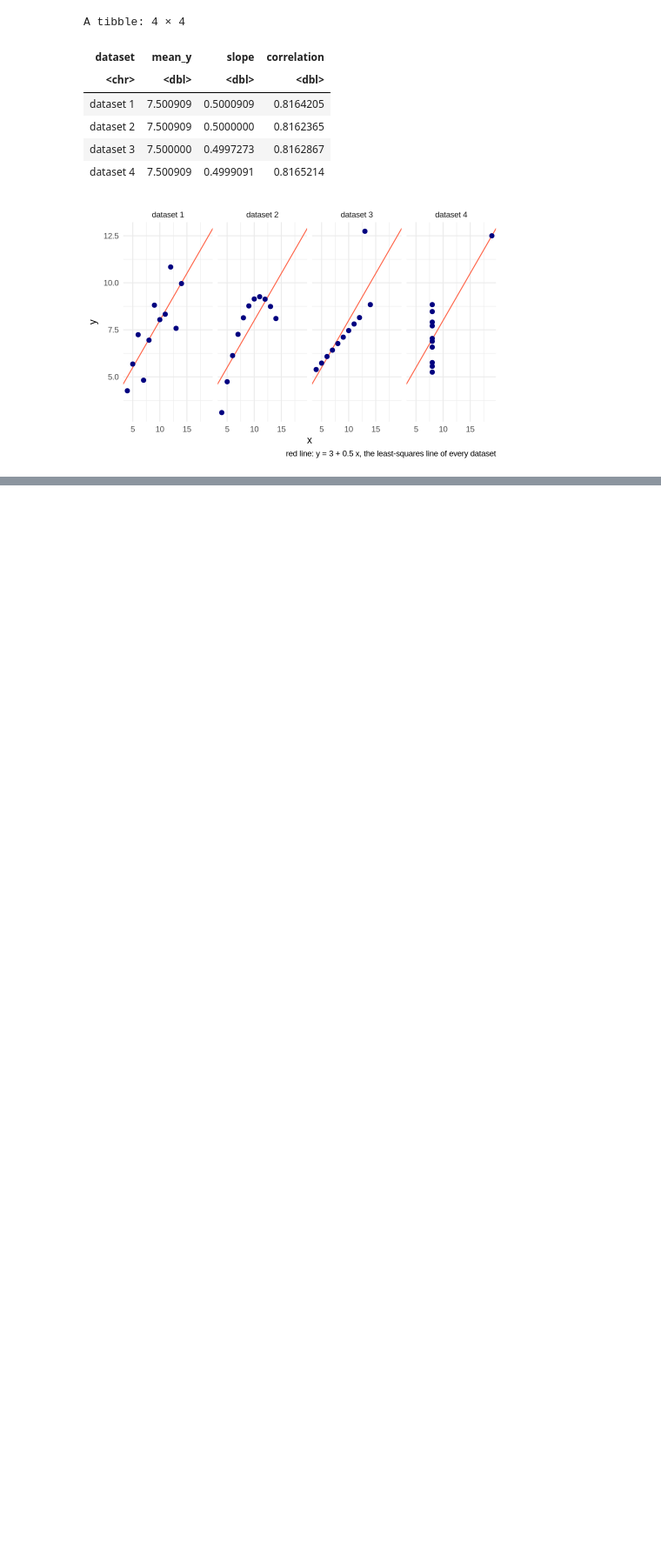
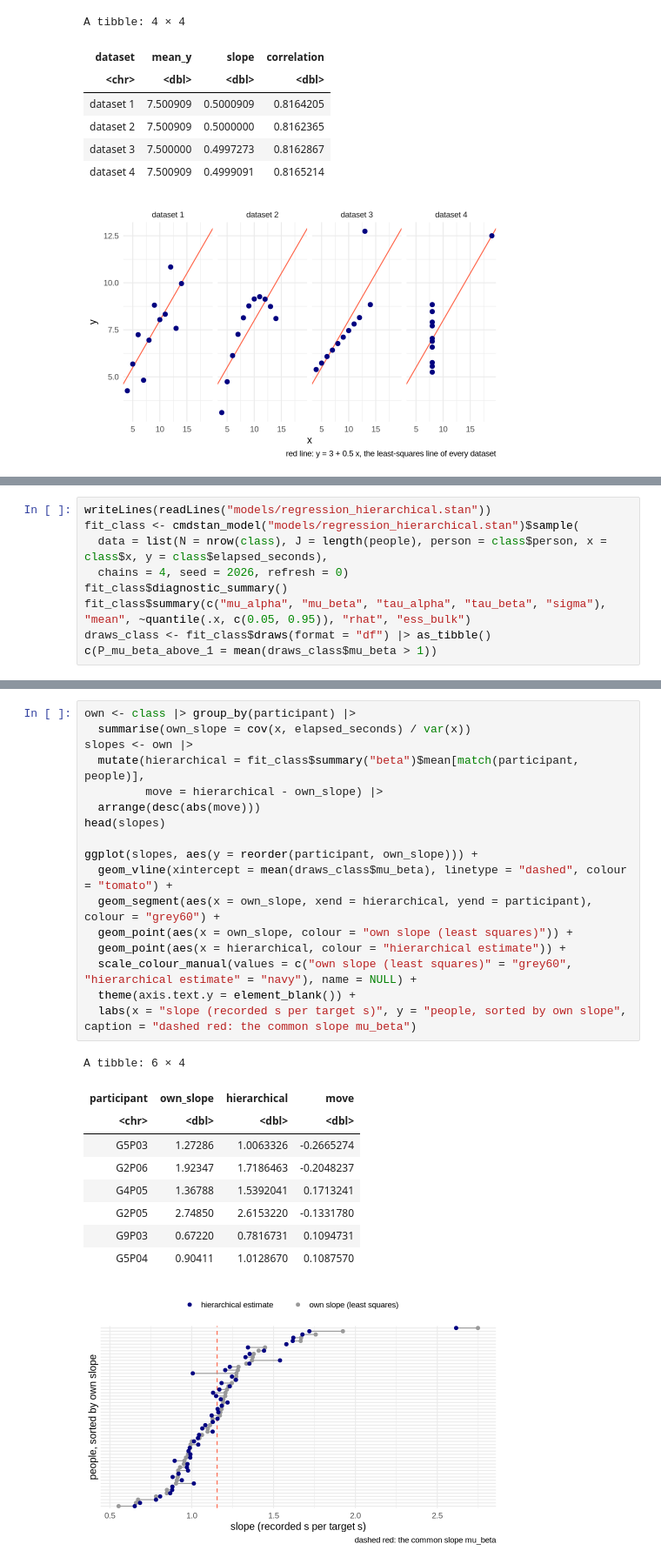
Before and after one commit to chengl7/Bayes_stats_2026, a Jupyter notebook: day-5/demos/demo-2-fit-predict-check.ipynb, the cells around one changed output, grey strips where cells are left out. Shown at 87% size. Drawn from its saved outputs; the diff is of its cells as text; blank space fills up the shorter version.

```diff
--- a/day-5/demos/demo-2-fit-predict-check.ipynb
+++ b/day-5/demos/demo-2-fit-predict-check.ipynb
@@ -410,0 +432,9 @@ A tibble: 4 × 4
+# %%
+writeLines(readLines("models/regression_hierarchical.stan"))
+fit_class <- cmdstan_model("models/regression_hierarchical.stan")$sample(
+  data = list(N = nrow(class), J = length(people), person = class$person, x = class$x, y = class$elapsed_seconds),
+  chains = 4, seed = 2026, refresh = 0)
+fit_class$diagnostic_summary()
+fit_class$summary(c("mu_alpha", "mu_beta", "tau_alpha", "tau_beta", "sigma"), "mean", ~quantile(.x, c(0.05, 0.95)), "rhat", "ess_bulk")
+draws_class <- fit_class$draws(format = "df") |> as_tibble()
+c(P_mu_beta_above_1 = mean(draws_class$mu_beta > 1))
@@ -410,0 +501,28 @@ A tibble: 4 × 4
+# %%
+own <- class |> group_by(participant) |>
+  summarise(own_slope = cov(x, elapsed_seconds) / var(x))
+slopes <- own |>
+  mutate(hierarchical = fit_class$summary("beta")$mean[match(participant, people)],
+         move = hierarchical - own_slope) |>
+  arrange(desc(abs(move)))
+head(slopes)
+
+ggplot(slopes, aes(y = reorder(participant, own_slope))) +
+  geom_vline(xintercept = mean(draws_class$mu_beta), linetype = "dashed", colour = "tomato") +
+  geom_segment(aes(x = own_slope, xend = hierarchical, yend = participant), colour = "grey60") +
+  geom_point(aes(x = own_slope, colour = "own slope (least squares)")) +
+  geom_point(aes(x = hierarchical, colour = "hierarchical estimate")) +
+  scale_colour_manual(values = c("own slope (least squares)" = "grey60", "hierarchical estimate" = "navy"), name = NULL) +
+  theme(axis.text.y = element_blank()) +
+  labs(x = "slope (recorded s per target s)", y = "people, sorted by own slope", caption = "dashed red: the common slope mu_beta")
+# %% [output]
+A tibble: 6 × 4
+| participant | own_slope | hierarchical | move |
+| <chr> | <dbl> | <dbl> | <dbl> |
+| G5P03 | 1.27286 | 1.0063326 | -0.2665274 |
+| G2P06 | 1.92347 | 1.7186463 | -0.2048237 |
+| G4P05 | 1.36788 | 1.5392041 | 0.1713241 |
+| G2P05 | 2.74850 | 2.6153220 | -0.1331780 |
+| G9P03 | 0.67220 | 0.7816731 | 0.1094731 |
+| G5P04 | 0.90411 | 1.0128670 | 0.1087570 |
+[figure, added]
```
Also changed, not shown: parts of 8 cells of this notebook, 40 other files.
